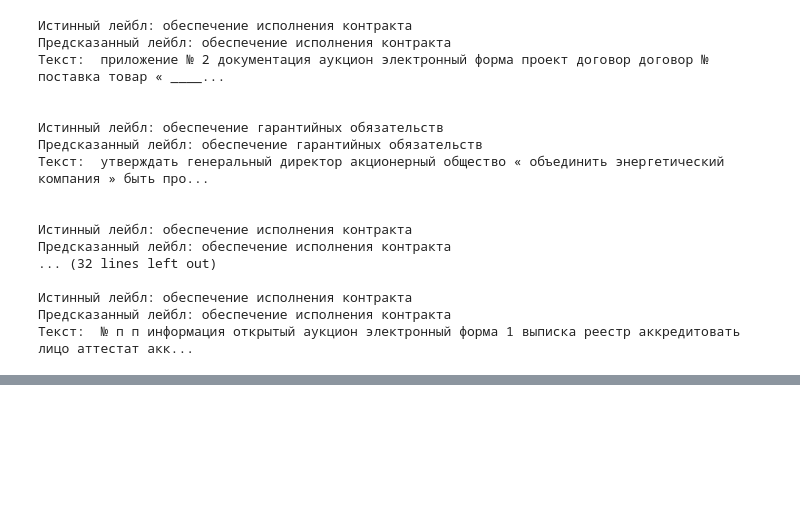
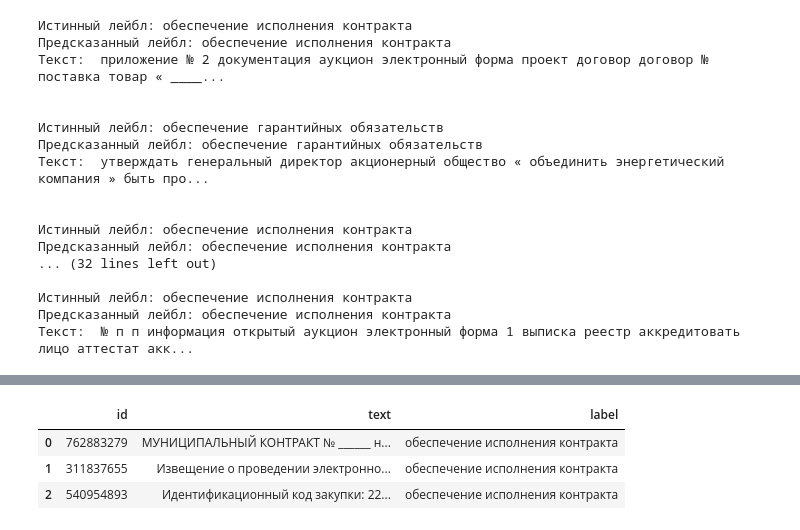
Before and after one commit to aspushkarev/nlp-test-task-2023, a Jupyter notebook: notebooks/nlp_test_task_2023.ipynb, the cells around one changed output, grey strips where cells are left out. Drawn from its saved outputs; the diff is of its cells as text; code cells hidden in the pictures; blank space fills up the shorter version.

```diff
--- a/notebooks/nlp_test_task_2023.ipynb
+++ b/notebooks/nlp_test_task_2023.ipynb
@@ -272,0 +353,8 @@ for i in range(10):
+# %%
+test_df = pd.read_json('test.json')
+test_df.head(3)
+# %% [output]
+|  | id | text | label |
+| 0 | 762883279 | МУНИЦИПАЛЬНЫЙ КОНТРАКТ № ______ н... | обеспечение исполнения контракта |
+| 1 | 311837655 | Извещение о проведении электронно... | обеспечение исполнения контракта |
+| 2 | 540954893 | Идентификационный код закупки: 22... | обеспечение исполнения контракта |
```
Also changed, not shown: parts of 16 cells of this notebook, 1 other file.
